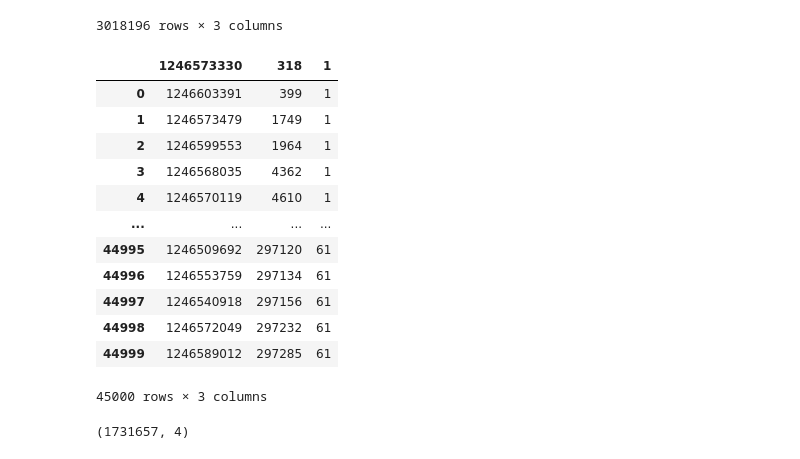
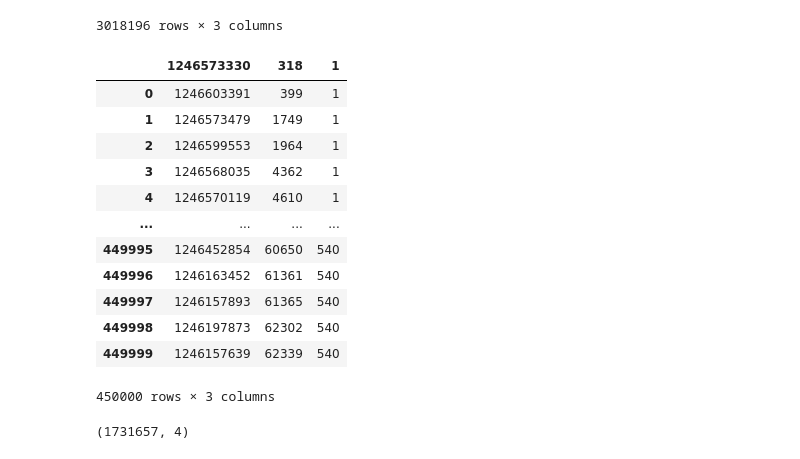
Before and after one commit to Skoyntoyflis/IMINFECTOR, a Jupyter notebook: Data/Digg/healthcare.ipynb, the cells around one changed output. Cells and saved outputs as stored; diff of their text form; code cells hidden in the pictures.

```diff
--- a/Data/Digg/healthcare.ipynb
+++ b/Data/Digg/healthcare.ipynb
@@ -252,25 +343,25 @@ df2
 | 3018195 | 1243922107 | 335802 | 3553 |
 3018196 rows × 3 columns
 # %%
-indexes_to_keep = set(range(df2.shape[0])) - set(range(45000,3018196))
+indexes_to_keep = set(range(df2.shape[0])) - set(range(450000,3018196))
 
 df_sliced = df2.take(list(indexes_to_keep))
 df_sliced.to_csv('digg_votes1_sliced.csv',index=False,sep=",",header=False, quoting=1)
 df_sliced
 # %% [output]
 |  | 1246573330 | 318 | 1 |
 | 0 | 1246603391 | 399 | 1 |
 | 1 | 1246573479 | 1749 | 1 |
 | 2 | 1246599553 | 1964 | 1 |
 | 3 | 1246568035 | 4362 | 1 |
 | 4 | 1246570119 | 4610 | 1 |
 | ... | ... | ... | ... |
-| 44995 | 1246509692 | 297120 | 61 |
-| 44996 | 1246553759 | 297134 | 61 |
-| 44997 | 1246540918 | 297156 | 61 |
-| 44998 | 1246572049 | 297232 | 61 |
-| 44999 | 1246589012 | 297285 | 61 |
+| 449995 | 1246452854 | 60650 | 540 |
+| 449996 | 1246163452 | 61361 | 540 |
+| 449997 | 1246157893 | 61365 | 540 |
+| 449998 | 1246197873 | 62302 | 540 |
+| 449999 | 1246157639 | 62339 | 540 |
-45000 rows × 3 columns
+450000 rows × 3 columns
 # %%
 df.shape #show dataframe dimensions
 # df2.shape #show dataframe dimensions
```
Also changed, not shown: parts of 7 cells of this notebook, 11 other files.
